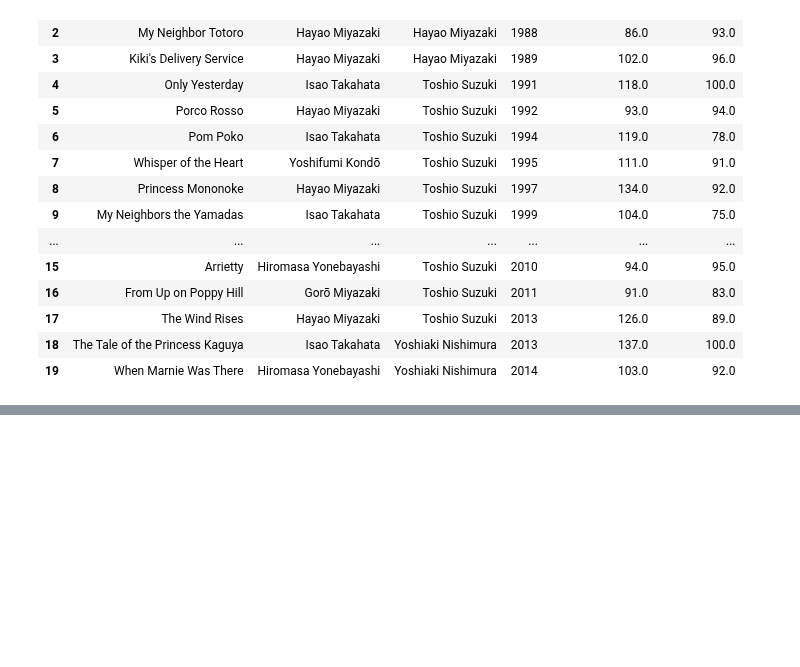
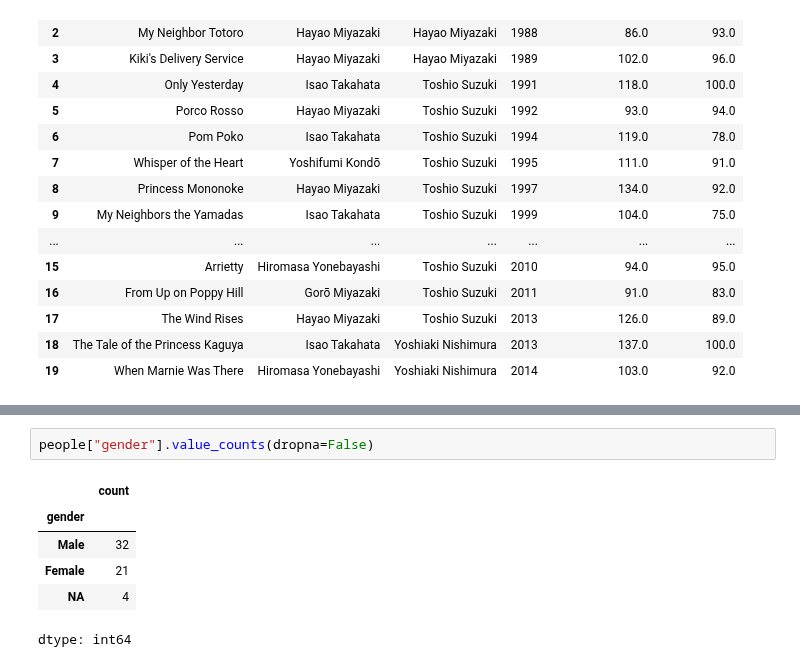
Before and after one commit to josepeon/python_dad_class, a Jupyter notebook: ghibli_eda.ipynb, the cells around one changed output, grey strips where cells are left out. Cells and saved outputs as stored; diff of their text form; blank space fills up the shorter version.

```diff
--- a/ghibli_eda.ipynb
+++ b/ghibli_eda.ipynb
@@ -87,0 +108,9 @@ films[["title","director","producer","year","running_time_min","rt_score_num"]].
+# %%
+people["gender"].value_counts(dropna=False)
+# %% [output]
+|  | count |
+| gender |  |
+| Male | 32 |
+| Female | 21 |
+| NA | 4 |
+dtype: int64
```
Also changed, not shown: parts of 4 cells of this notebook.
